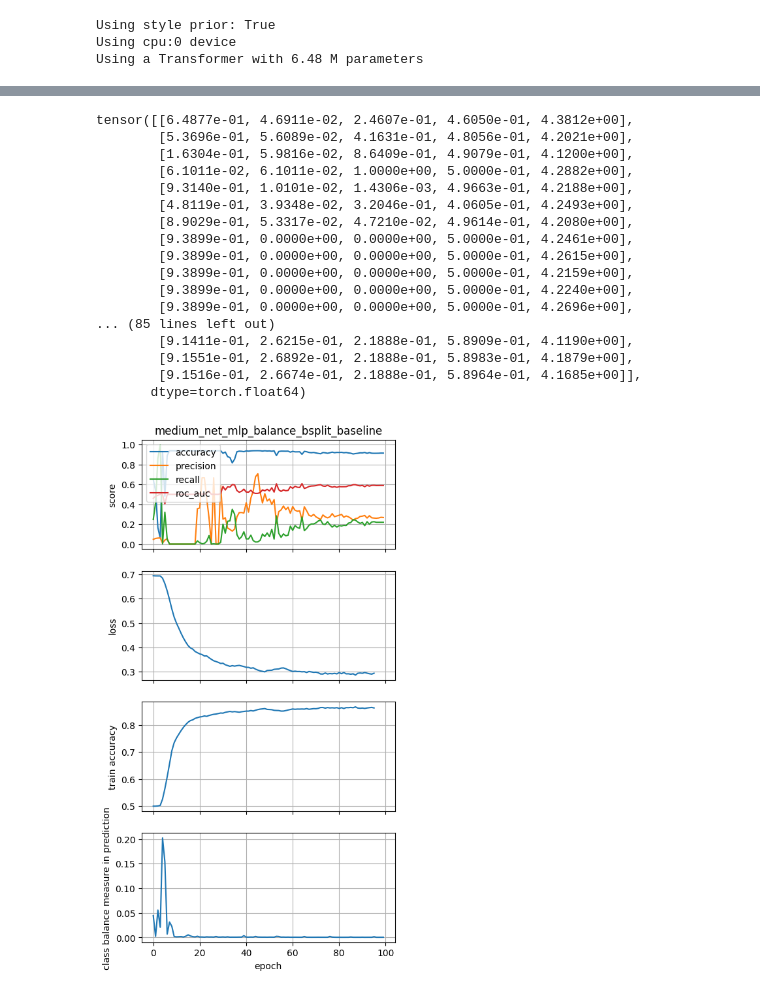
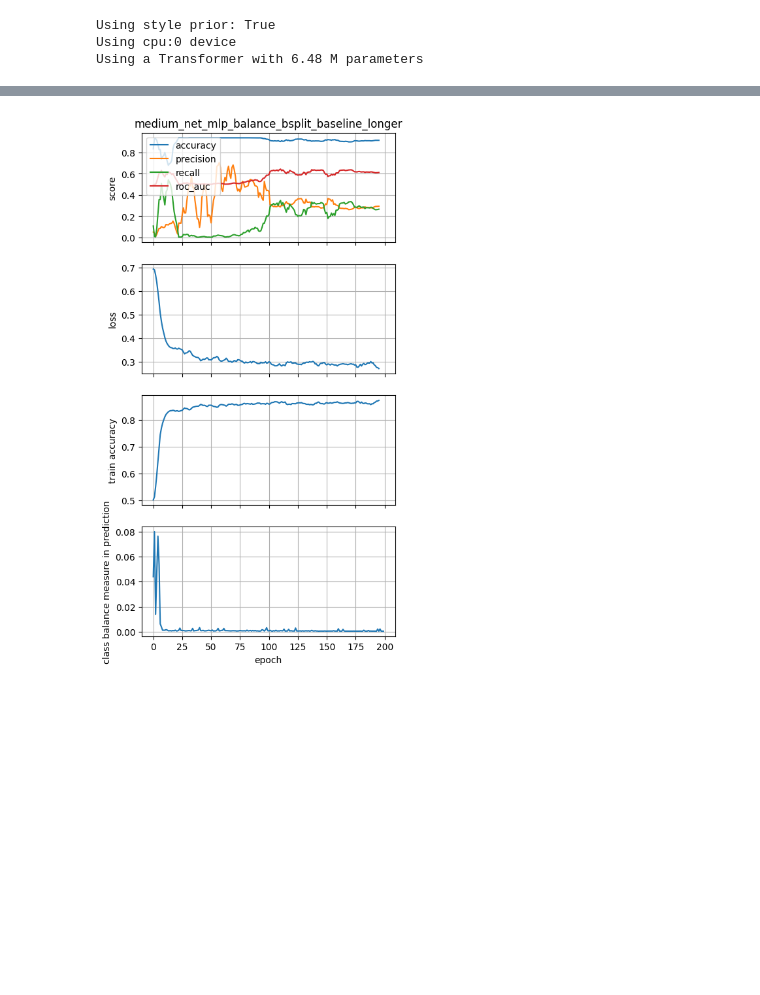
Before and after one commit to LenMetz/TabPFN-medical, a Jupyter notebook: model_analysis.ipynb, the cells around one changed output, grey strips where cells are left out. Saved outputs shown, nothing was run; the diff lists cells and outputs as text; code cells hidden in the pictures; blank space fills up the shorter version.

```diff
--- a/model_analysis.ipynb
+++ b/model_analysis.ipynb
@@ -40,6 +40,7 @@ Using cpu:0 device
 Using a Transformer with 6.48 M parameters
 # %%
 config["epoch_frac"] = 0.75
+config["multiclass_type"] = "variable_balance"
 dl = get_model(config, device="cpu", should_train=False, verbose=0)[3]
 # %% [output]
 Using style prior: True
@@ -47,16 +48,24 @@ Using cpu:0 device
 Using a Transformer with 6.48 M parameters
 # %%
 import sklearn
+device = "cpu"
 possese = []
 accs = []
 steps = 1000
+lr = 0.001
+weight_decay = 1
+optimizer = torch.optim.AdamW(model[2].parameters(), lr=lr, weight_decay=weight_decay)
+criterion = torch.nn.CrossEntropyLoss()
 for i in range(steps):
     #print(f"\n\n\nRun #{i}")
     src, targets, pos = next(iter(dl))
     possese.append(pos)
     targets = targets[pos:]
-    with torch.no_grad():
-        output = model[2](src, single_eval_pos=pos)
+    output = model[2](src, single_eval_pos=pos)
+    loss = criterion(output.reshape(-1, 2), targets.to(device).long().flatten())
+    loss.backward()
+    optimizer.step()
+    optimizer.zero_grad()
     preds = torch.argmax(output, dim=-1).float()
     accuracy =  torch.mean((preds==targets)[targets!=-100].float())
     accs.append(accuracy)
@@ -170,7 +180,7 @@ def moving_average(arr, window_size=5):
 def plot_metrics(losses, results, accuracies, class_pred, metrics, name):
     fig, ax = plt.subplots(nrows=4, ncols=1, sharex=True, figsize=(5,10))
     for ii, m in enumerate(metrics):
-        ax[0].plot(moving_average(results[:,ii], window_size=1), label=m)
+        ax[0].plot(moving_average(results[:,ii], window_size=5), label=m)
     ax[0].grid()
     ax[0].set_ylabel("score")
     ax[0].set_title(name)
@@ -189,29 +199,12 @@ def plot_metrics(losses, results, accuracies, class_pred, metrics, name):
 # %%
 name = "small_net_mlp_variable_balance_weight"#
 name = "small_net_mlp_balance_minevalup"#config["run_name"]
 #name = "small_net_mlp_varbalance_weight_batchunisplit"
 name = "small_net_mlp_varbalance_sqrt_weight_batchunisplit"
 name = "medium_net_mlp_balance_bsplit_baseline"
+name = "medium_net_mlp_balance_bsplit_baseline_longer"
 metrics = ["accuracy", "precision", "recall", "roc_auc"]
 losses, mb_results, accuracies, class_preds = load_train_results(name)
-print(mb_results)
 plot_metrics(losses, mb_results, accuracies, class_preds, metrics, name)
 # %% [output]
-tensor([[6.4877e-01, 4.6911e-02, 2.4607e-01, 4.6050e-01, 4.3812e+00],
-        [5.3696e-01, 5.6089e-02, 4.1631e-01, 4.8056e-01, 4.2021e+00],
-        [1.6304e-01, 5.9816e-02, 8.6409e-01, 4.9079e-01, 4.1200e+00],
-        [6.1011e-02, 6.1011e-02, 1.0000e+00, 5.0000e-01, 4.2882e+00],
-        [9.3140e-01, 1.0101e-02, 1.4306e-03, 4.9663e-01, 4.2188e+00],
-        [4.8119e-01, 3.9348e-02, 3.2046e-01, 4.0605e-01, 4.2493e+00],
-        [8.9029e-01, 5.3317e-02, 4.7210e-02, 4.9614e-01, 4.2080e+00],
-        [9.3899e-01, 0.0000e+00, 0.0000e+00, 5.0000e-01, 4.2461e+00],
-        [9.3899e-01, 0.0000e+00, 0.0000e+00, 5.0000e-01, 4.2615e+00],
-        [9.3899e-01, 0.0000e+00, 0.0000e+00, 5.0000e-01, 4.2159e+00],
-        [9.3899e-01, 0.0000e+00, 0.0000e+00, 5.0000e-01, 4.2240e+00],
-        [9.3899e-01, 0.0000e+00, 0.0000e+00, 5.0000e-01, 4.2696e+00],
-... (85 lines left out)
-        [9.1411e-01, 2.6215e-01, 2.1888e-01, 5.8909e-01, 4.1190e+00],
-        [9.1551e-01, 2.6892e-01, 2.1888e-01, 5.8983e-01, 4.1879e+00],
-        [9.1516e-01, 2.6674e-01, 2.1888e-01, 5.8964e-01, 4.1685e+00]],
-       dtype=torch.float64)
-[figure, old version]
+[figure, new version]
```
Also changed, not shown: parts of 5 cells of this notebook, 38 other files.
